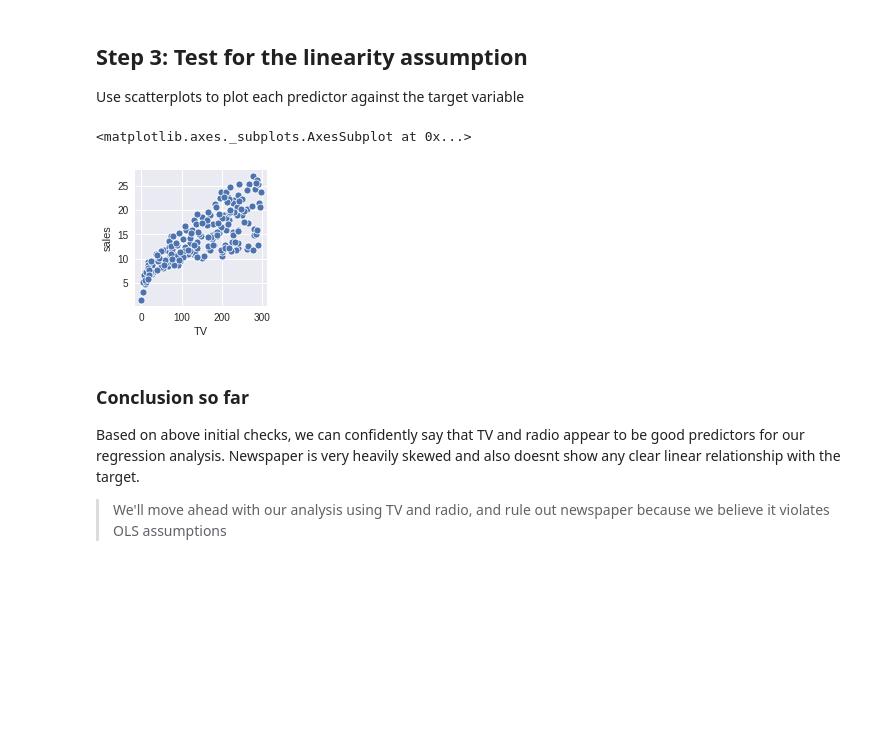
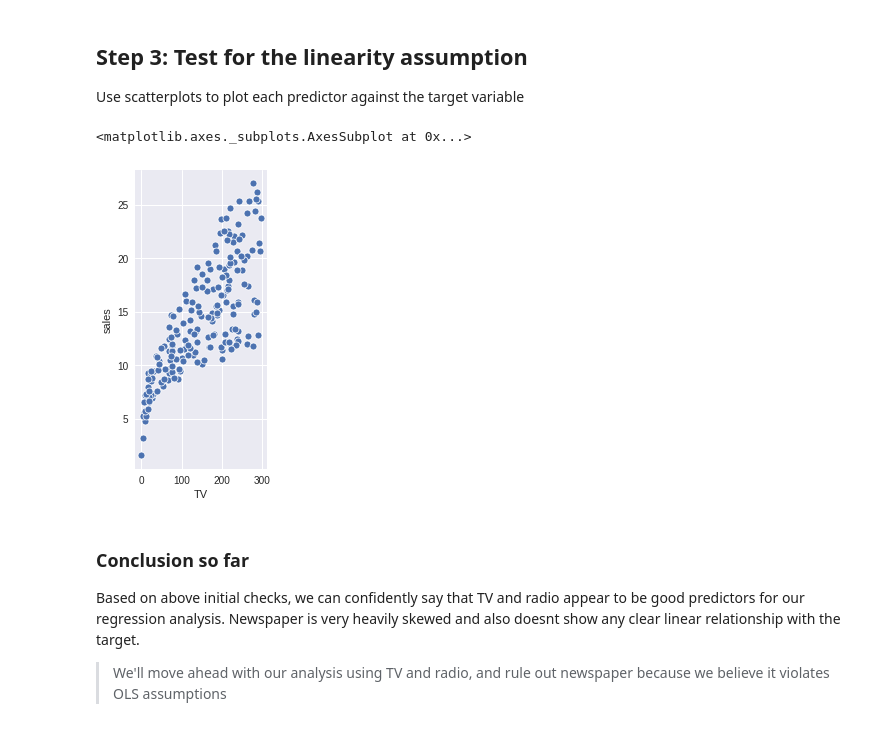
Before and after one commit to fcoba/dsc-ols-statsmodels-lab-dc-ds-career-042219, a Jupyter notebook: index.ipynb, the cells around one changed output. Cells and saved outputs as stored; diff of their text form; code cells hidden in the pictures; blank space fills up the shorter version.

```diff
--- a/index.ipynb
+++ b/index.ipynb
@@ -94,11 +94,11 @@ Use scatterplots to plot each predictor against the target variable
 # %%
 # visualize the relationship between the preditors and the target using scatterplots
 fig = plt.figure()
-ax1 = fig.add_subplot(2,3,1)
+ax1 = fig.add_subplot(1.5,3,1)
 sns.scatterplot(df['TV'],df['sales'],ax=ax1)
 # %% [output]
 <matplotlib.axes._subplots.AxesSubplot at 0x...>
-[figure, old version]
+[figure, new version]
 # %%
 # Record yor observations on linearity here
 # %% [markdown]
```
